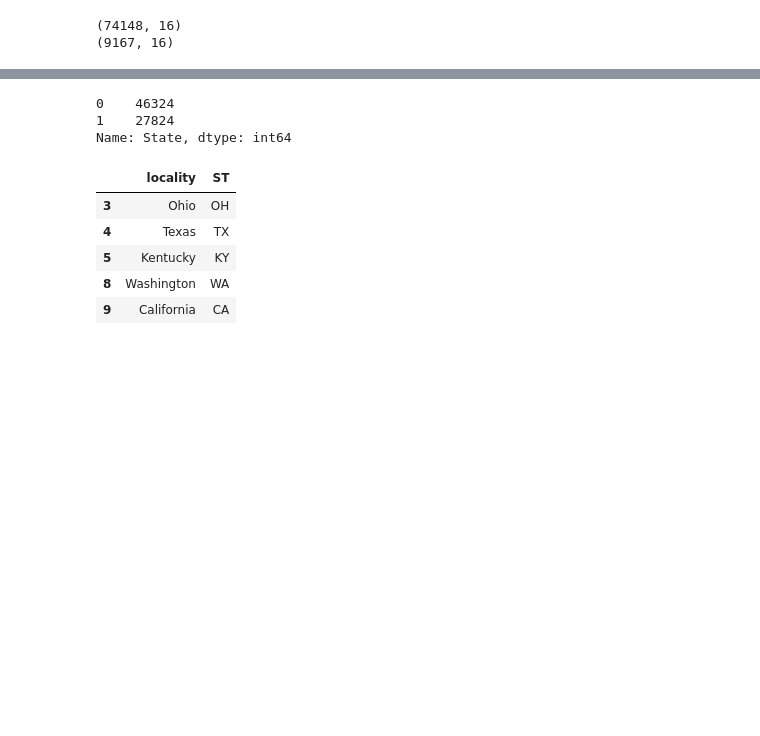
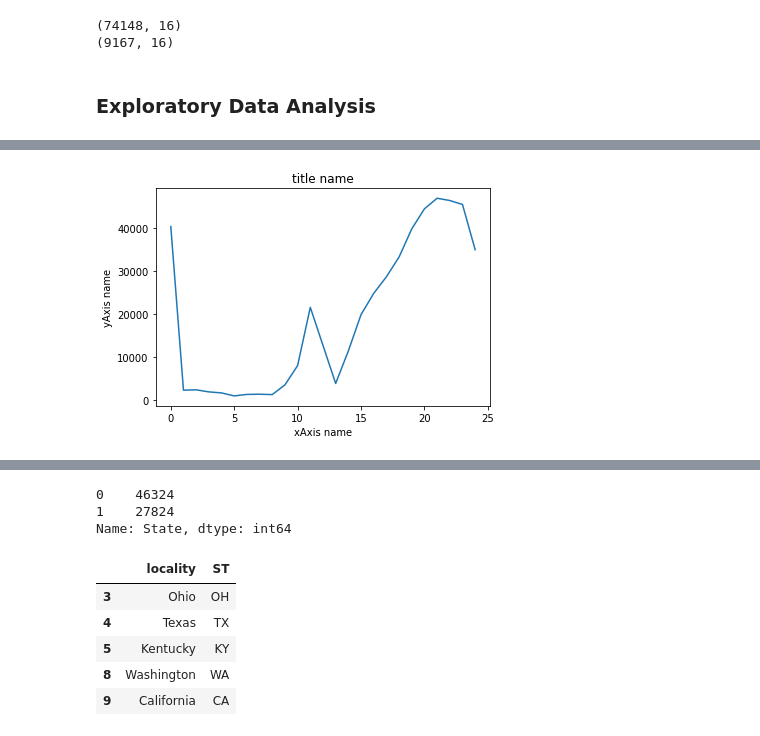
Before and after one commit to statzenthusiast921/political-emails-analysis, a Jupyter notebook: main/notebooks/Emails EDA 10.16.22.ipynb, the cells around one changed output, grey strips where cells are left out. Drawn from its saved outputs; the diff is of its cells as text; code cells hidden in the pictures; blank space fills up the shorter version.

Commit message:
cleaned up notebook a bit - replaced a few plotly charts with matplotlib and added headers for context

```diff
--- a/main/notebooks/Emails EDA 10.16.22.ipynb
+++ b/main/notebooks/Emails EDA 10.16.22.ipynb
@@ -189,12 +197,22 @@ print(df_for.shape)
 # %% [output]
 (74148, 16)
 (9167, 16)
+# %% [markdown]
+### Exploratory Data Analysis
 # %%
 #When are emails sent?
-import plotly.express as px
+# import plotly.express as px
 new_df = df_dom.groupby(['Hour_Mil']).sum().reset_index()
 new_df.rename(columns={ new_df.columns[1]: "Count" }, inplace = True)
 
-fig = px.line(new_df, x="Hour_Mil", y="Count", title='US Emails Sent by Hour')
-fig.show()
+# fig = px.line(new_df, x="Hour_Mil", y="Count", title='US Emails Sent by Hour')
+# fig.show()
+
+import matplotlib.pyplot as plt
+
+plt.plot(new_df['Hour_Mil'],new_df['Count'])
+plt.title('title name')
+plt.xlabel('xAxis name')
+plt.ylabel('yAxis name')
+plt.show()
 # %% [output]
@@ -202,3 +219,4 @@ fig.show()
+[figure, added]
 # %%
 month1_emails = df_dom[df_dom['month_num']==1]
 month2_emails = df_dom[df_dom['month_num']==2]
```
Also changed, not shown: parts of 23 cells of this notebook.
